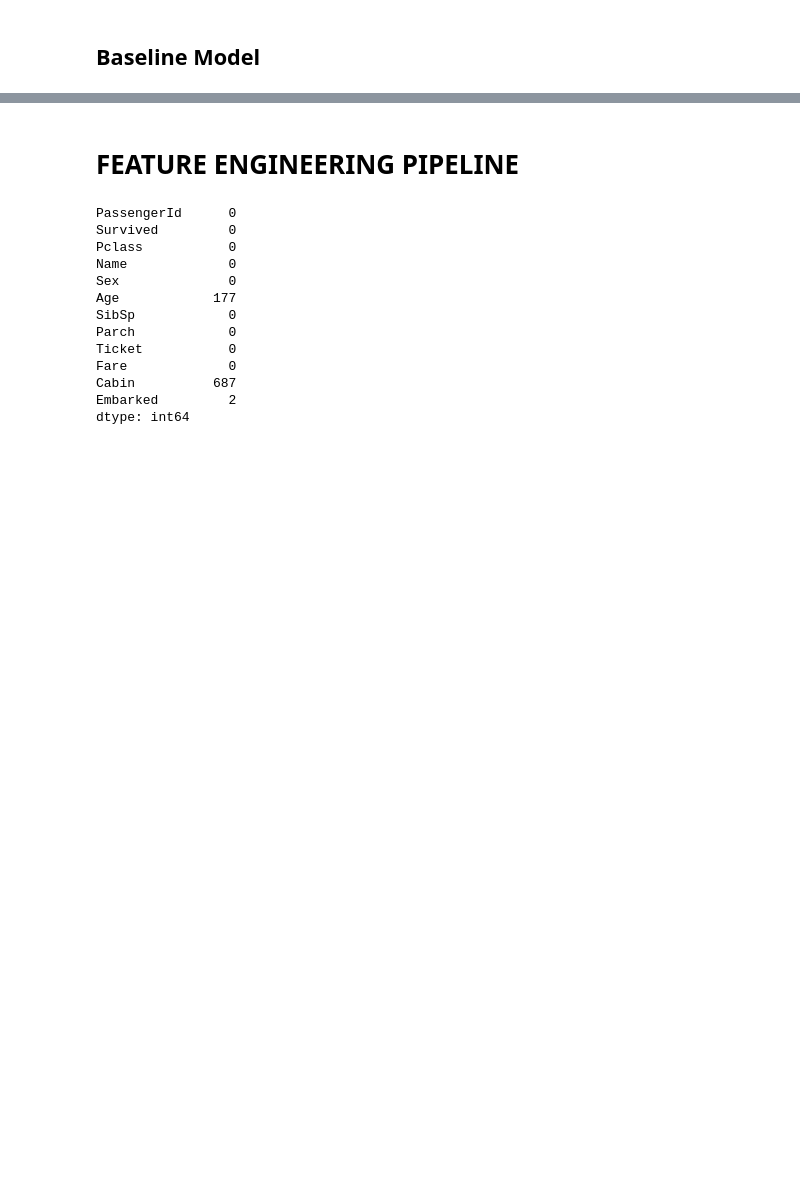
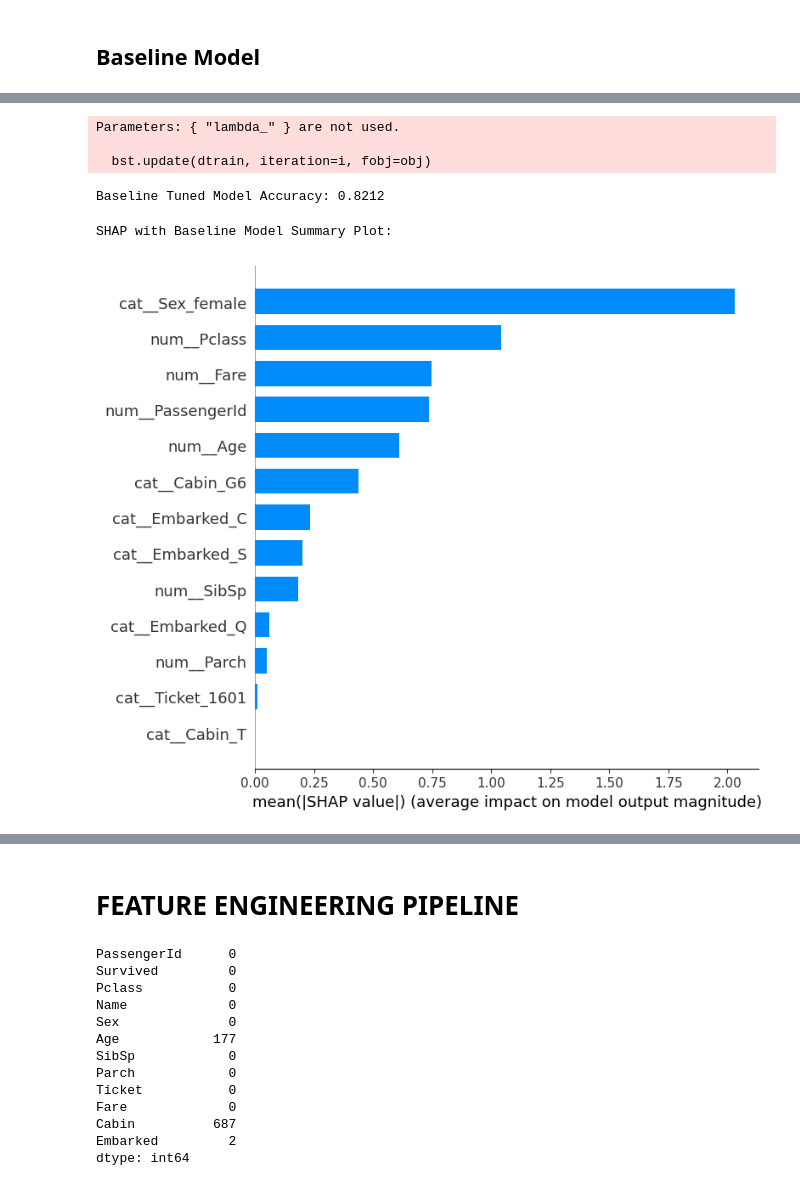
Before and after one commit to ArthurgLeonida/UFSC-DAS410108-Algorithms-DataToML, a Jupyter notebook: titanic_workflow.ipynb, the cells around one changed output, grey strips where cells are left out. Saved outputs shown, nothing was run; the diff lists cells and outputs as text; code cells hidden in the pictures; blank space fills up the shorter version.

```diff
--- a/youtube.ipynb
+++ b/titanic_workflow.ipynb
@@ -244,10 +175,11 @@ y_val_base = baseline_val['Survived']
 # %%
 # Train baseline model
 baseline_model = xgb.XGBClassifier(random_state=42, eval_metric='logloss')
-baseline_model.fit(X_train_base, y_train_base)
+baseline_model.fit(X_train_base_processed, y_train_base)
 
 # Evaluate baseline model
-preds_base = baseline_model.predict(X_val_base)
+preds_base = baseline_model.predict(X_val_base_processed)
 baseline_accuracy = accuracy_score(y_val_base, preds_base)
-print(f"Clean Baseline Accuracy: {baseline_accuracy:.4f}")
+
+print(f"Baseline Model Accuracy: {baseline_accuracy:.4f}")
 # %% [output]
@@ -254,0 +221,9 @@ Clean Baseline Accuracy: 0.7486
+# %%
+study = opt.create_study(direction='maximize')
+study.optimize(lambda trial: objective(trial, X_train_base_processed, y_train_base, X_val_base_processed, y_val_base), n_trials=100)
+
+print("\nBest hyperparameters found:")
+print(study.best_params)
+
+print("\nBest Accuracy on the test set:")
+print(study.best_value)
@@ -254,0 +253,35 @@ Clean Baseline Accuracy: 0.7486
+# %%
+# Train baseline model
+baseline_model_tuned = xgb.XGBClassifier(
+    n_estimators=study.best_params['n_estimators'],
+    learning_rate=study.best_params['learning_rate'],
+    max_depth=study.best_params['max_depth'],
+    subsample=study.best_params['subsample'],
+    colsample_bytree=study.best_params['colsample_bytree'],
+    gamma=study.best_params['gamma'],
+    lambda_=study.best_params['lambda'],
+    alpha=study.best_params['alpha'],
+    random_state=42,
+    eval_metric='logloss'
+)
+
+baseline_model_tuned.fit(X_train_base_processed, y_train_base)
+
+# Evaluate baseline model
+preds_base = baseline_model_tuned.predict(X_val_base_processed)
+baseline_tuned_accuracy = accuracy_score(y_val_base, preds_base)
+
+print(f"Baseline Tuned Model Accuracy: {baseline_tuned_accuracy:.4f}")
+# %% [output]
+Parameters: { "lambda_" } are not used.
+
+  bst.update(dtrain, iteration=i, fobj=obj)
+Baseline Tuned Model Accuracy: 0.8212
+# %%
+explainer = shap.Explainer(baseline_model, X_train_base_processed)
+shap_values = explainer(X_val_base_processed)
+print(f"\nSHAP with Baseline Model Summary Plot:")
+shap.summary_plot(shap_values, X_val_base_processed, plot_type="bar", max_display=13)
+# %% [output]
+SHAP with Baseline Model Summary Plot:
+[figure, added]
```
Also changed, not shown: parts of 27 cells of this notebook, 3 other files.
